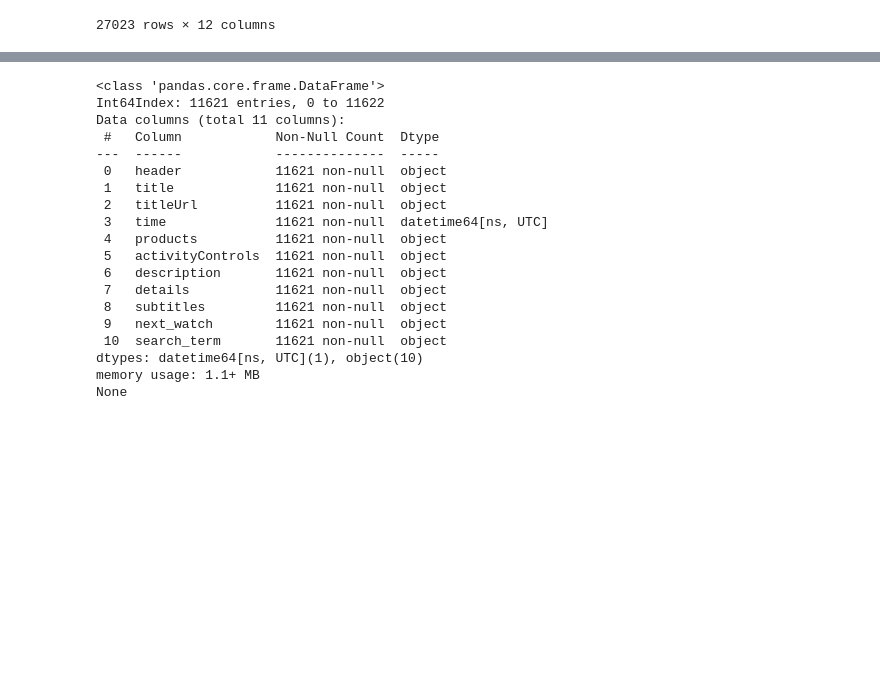
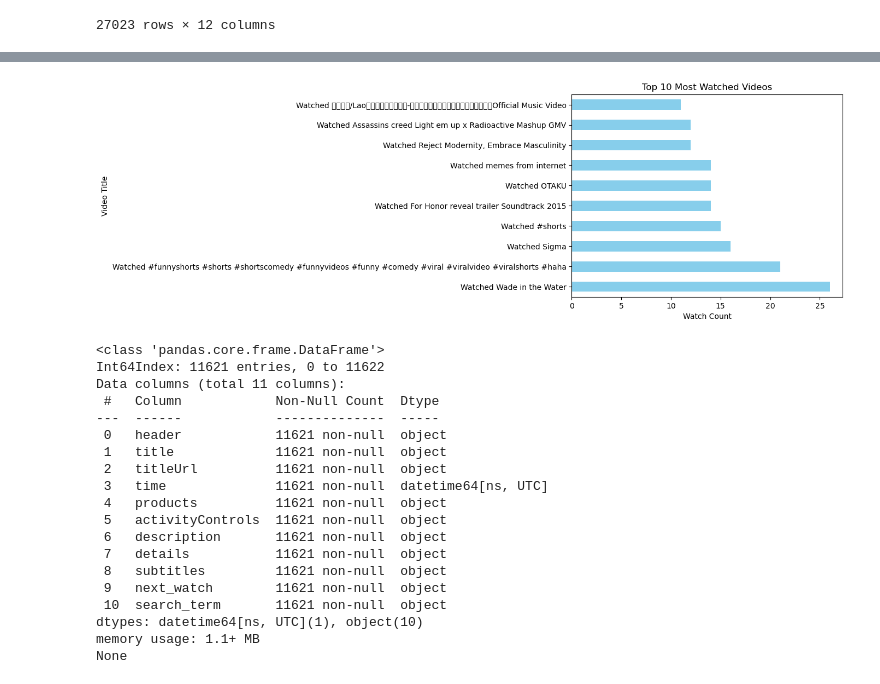
Before and after one commit to haochenmiao/Portfolio, a Jupyter notebook: Data Analyst Portfolio/Data Analysis/Youtube history analysis/analysis.ipynb, the cells around one changed output, grey strips where cells are left out. Saved outputs shown, nothing was run; the diff lists cells and outputs as text; code cells hidden in the pictures; blank space fills up the shorter version.

Commit message:
added stuff to the youtube watch history project

```diff
--- a/Data Analyst Portfolio/Data Analysis/Youtube history analysis/analysis.ipynb
+++ b/Data Analyst Portfolio/Data Analysis/Youtube history analysis/analysis.ipynb
@@ -431,0 +435,8 @@ See the caveats in the documentation: https://pandas.pydata.org/pandas-docs/stab
+# %%
+# Calculate the frequency of each unique title in the 'title' column of the watch_df DataFrame
+video_counts = watch_df['title'].value_counts()
+
+# Get the top 10 most watched videos
+most_common_videos = video_counts.head(10)
+
+print(most_common_videos)
@@ -432,3 +455,16 @@ See the caveats in the documentation: https://pandas.pydata.org/pandas-docs/stab
+# %%
+# Create a bar chart of the most watched videos
+most_common_videos.plot(kind='barh', color='skyblue')
+
+# Set labels and title
+plt.xlabel('Watch Count')
+plt.ylabel('Video Title')
+plt.title('Top 10 Most Watched Videos')
+
+# Display the plot
+plt.show()
+# %% [output]
+[figure, added]
 # %%
 # Create a new 'search_term' column in the DataFrame that contains the search terms.
 search_df['search_term'] = search_df['title'].str.replace('Searched for ', '', regex=True)
```
Also changed, not shown: parts of 14 cells of this notebook, 3 other files.
